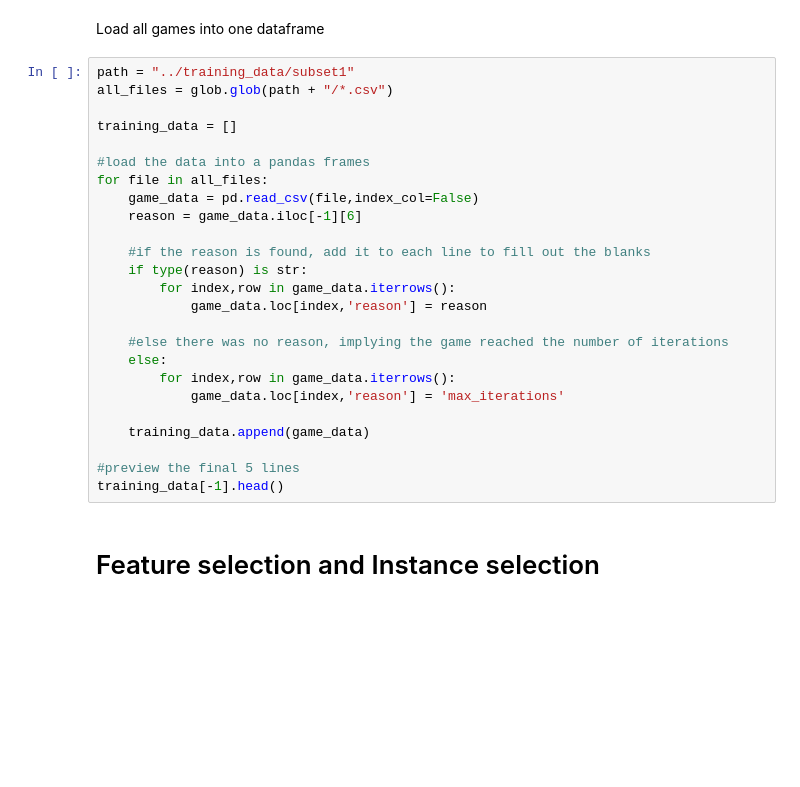
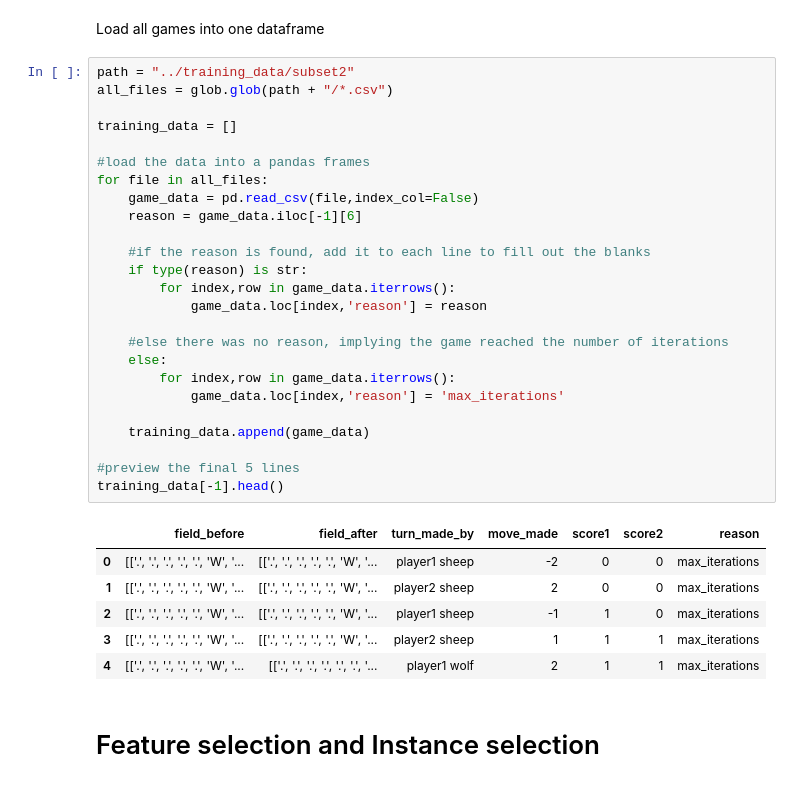
Before and after one commit to rexorci/PAI_Ex3, a Jupyter notebook: kingsheep/model_training_cweber.ipynb, the cells around one changed output. Drawn from its saved outputs; the diff is of its cells as text; blank space fills up the shorter version.

```diff
--- a/kingsheep/model_training_cweber.ipynb
+++ b/kingsheep/model_training_cweber.ipynb
@@ -50,30 +46,37 @@ AWARD_GRASS = 1
 # %% [markdown]
 Load all games into one dataframe
 # %%
-path = "../training_data/subset1"
+path = "../training_data/subset2"
 all_files = glob.glob(path + "/*.csv")
 
 training_data = []
 
 #load the data into a pandas frames
 for file in all_files:
     game_data = pd.read_csv(file,index_col=False)
     reason = game_data.iloc[-1][6]
 
     #if the reason is found, add it to each line to fill out the blanks
     if type(reason) is str:
         for index,row in game_data.iterrows():
             game_data.loc[index,'reason'] = reason
 
     #else there was no reason, implying the game reached the number of iterations
     else:
         for index,row in game_data.iterrows():
             game_data.loc[index,'reason'] = 'max_iterations'
 
     training_data.append(game_data)
 
 #preview the final 5 lines
 training_data[-1].head()
+# %% [output]
+|  | field_before | field_after | turn_made_by | move_made | score1 | score2 | reason |
+| 0 | [['.', '.', '.', '.', '.', 'W', '... | [['.', '.', '.', '.', '.', 'W', '... | player1 sheep | -2 | 0 | 0 | max_iterations |
+| 1 | [['.', '.', '.', '.', '.', 'W', '... | [['.', '.', '.', '.', '.', 'W', '... | player2 sheep | 2 | 0 | 0 | max_iterations |
+| 2 | [['.', '.', '.', '.', '.', 'W', '... | [['.', '.', '.', '.', '.', 'W', '... | player1 sheep | -1 | 1 | 0 | max_iterations |
+| 3 | [['.', '.', '.', '.', '.', 'W', '... | [['.', '.', '.', '.', '.', 'W', '... | player2 sheep | 1 | 1 | 1 | max_iterations |
+| 4 | [['.', '.', '.', '.', '.', 'W', '... | [['.', '.', '.', '.', '.', '.', '... | player1 wolf | 2 | 1 | 1 | max_iterations |
 # %% [markdown]
 # Feature selection and Instance selection
 # %% [markdown]
```
Also changed, not shown: parts of 26 cells of this notebook, 8 other files.
